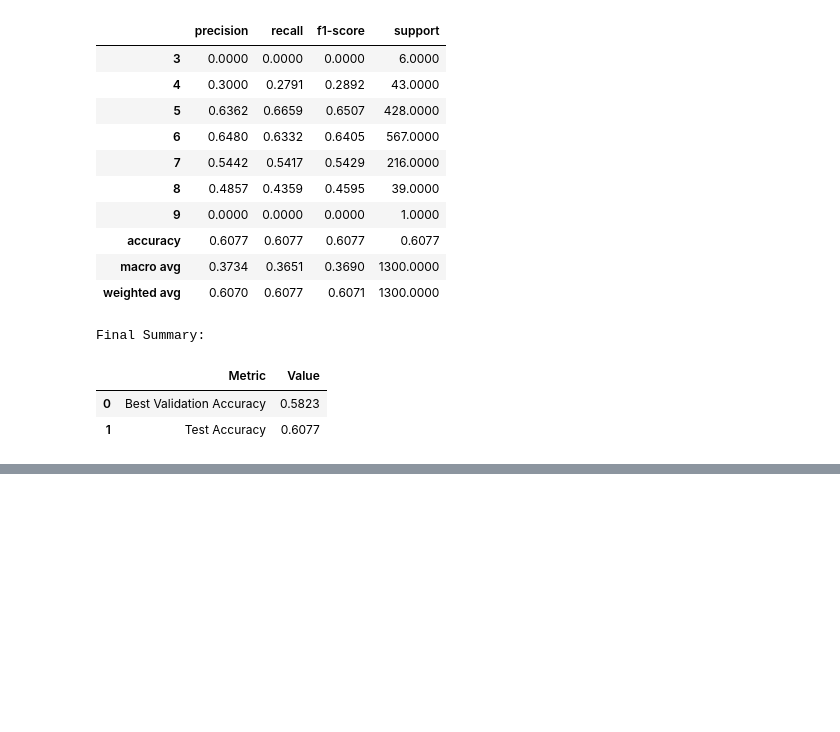
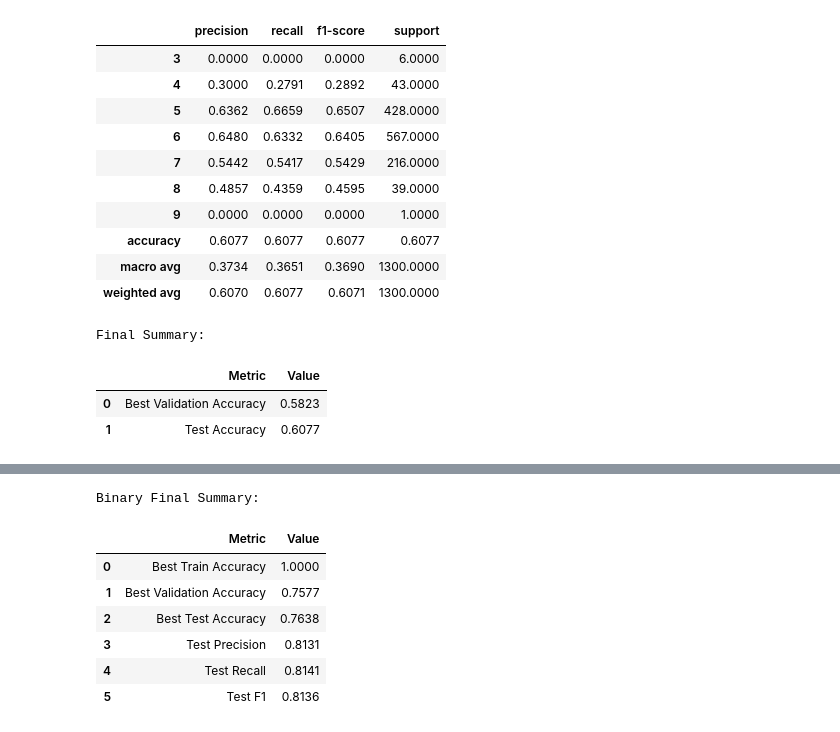
Before and after one commit to jiangyue-amber/CS178_Project, a Jupyter notebook: kNN.ipynb, the cells around one changed output, grey strips where cells are left out. Drawn from its saved outputs; the diff is of its cells as text; code cells hidden in the pictures; blank space fills up the shorter version.

```diff
--- a/kNN.ipynb
+++ b/kNN.ipynb
@@ -251,0 +454,31 @@ Final Summary:
+# %%
+final_summary_binary = pd.DataFrame({
+    "Metric": [
+        "Best Train Accuracy",
+        "Best Validation Accuracy",
+        "Best Test Accuracy",
+        "Test Precision",
+        "Test Recall",
+        "Test F1"
+    ],
+    "Value": [
+        train_acc_best_binary,
+        val_acc_best_binary,
+        test_acc_binary,
+        test_precision_binary,
+        test_recall_binary,
+        test_f1_binary
+    ]
+})
+
+print("\nBinary Final Summary:")
+display(final_summary_binary.round(4))
+# %% [output]
+Binary Final Summary:
+|  | Metric | Value |
+| 0 | Best Train Accuracy | 1.0000 |
+| 1 | Best Validation Accuracy | 0.7577 |
+| 2 | Best Test Accuracy | 0.7638 |
+| 3 | Test Precision | 0.8131 |
+| 4 | Test Recall | 0.8141 |
+| 5 | Test F1 | 0.8136 |
```
Also changed, not shown: parts of 10 cells of this notebook.
